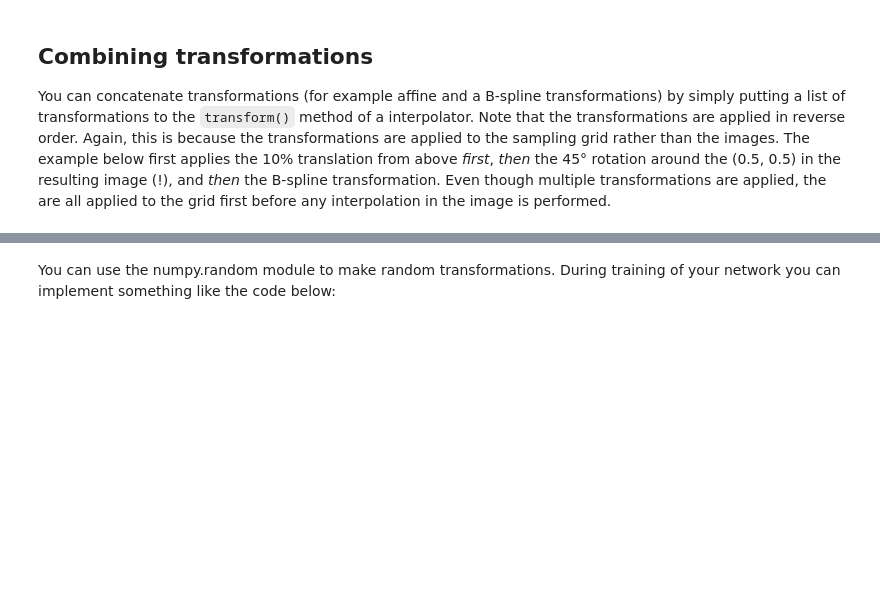
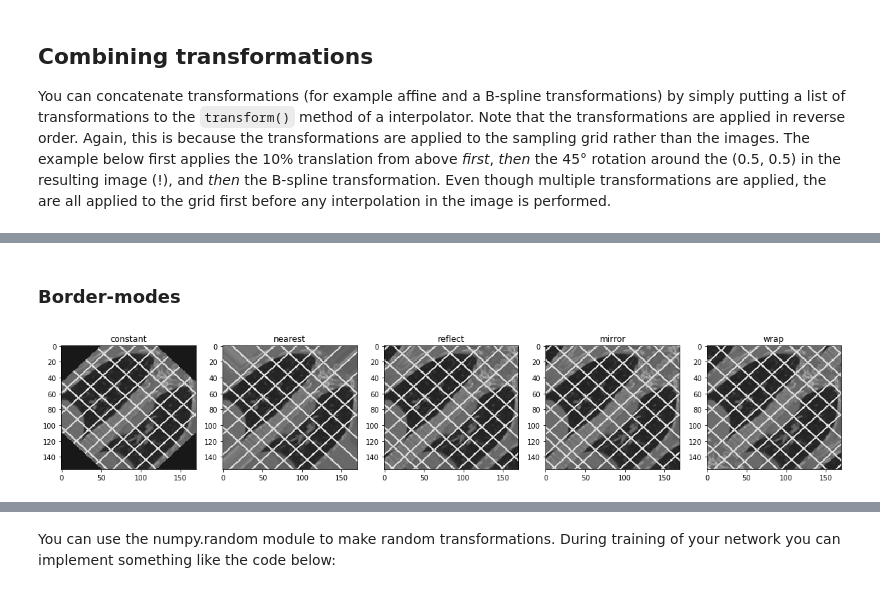
Before and after one commit to tueimage/gryds, a Jupyter notebook: tutorial.ipynb, the cells around one changed output, grey strips where cells are left out. Drawn from its saved outputs; the diff is of its cells as text; code cells hidden in the pictures; blank space fills up the shorter version.

```diff
--- a/tutorial.ipynb
+++ b/tutorial.ipynb
@@ -195,0 +219,11 @@ plt.imshow(twice_transformed_image)
+# %% [markdown]
+### Border-modes
+# %%
+fig, ax = plt.subplots(1, 5, figsize=(20, 5));
+for i, mode in enumerate(['constant', 'nearest', 'reflect', 'mirror', 'wrap']):
+    my_image_interpolator = tr.Interpolator(image, mode=mode)
+    tr_image = my_image_interpolator.transform(my_rotation)
+    ax[i].imshow(tr_image);
+    ax[i].set_title(mode);
+# %% [output]
+[figure, added]
```
Also changed, not shown: parts of 23 cells of this notebook, 2 other files.
